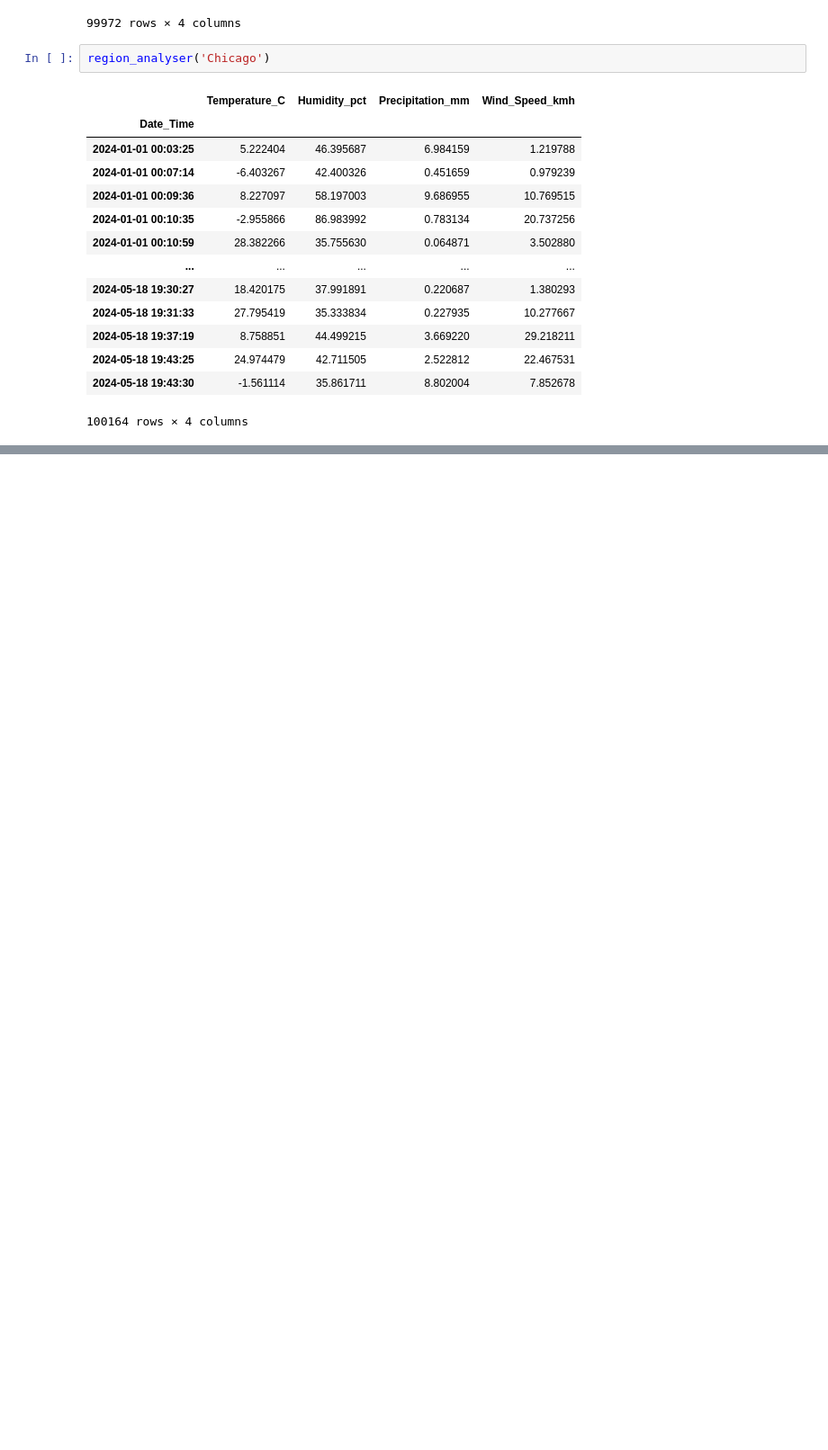
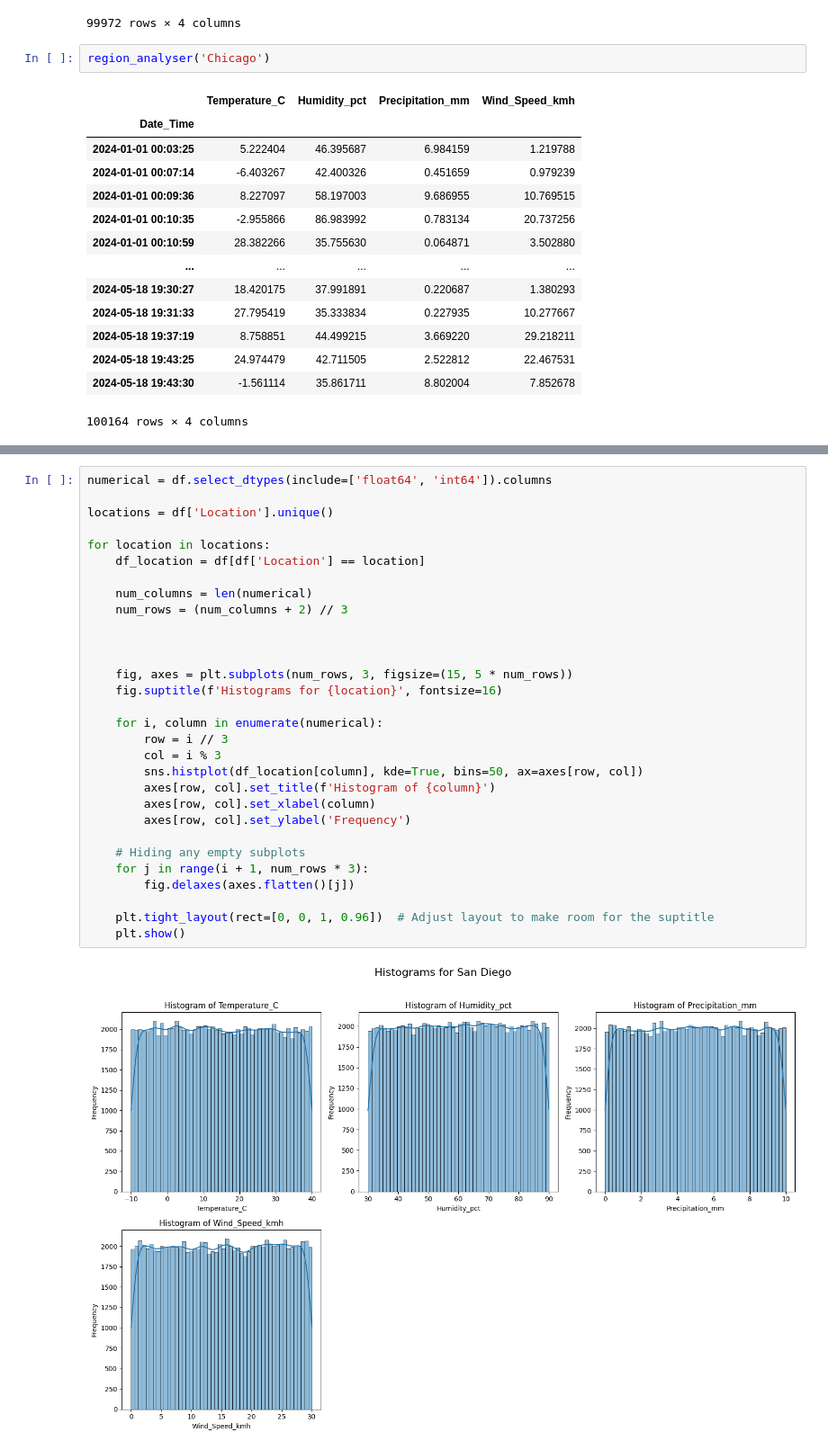
Before and after one commit to samyak-anand/Weather_forecast, a Jupyter notebook: code.ipynb, the cells around one changed output, grey strips where cells are left out. Shown at 90% size. Cells and saved outputs as stored; diff of their text form; blank space fills up the shorter version.

```diff
--- a/code.ipynb
+++ b/code.ipynb
@@ -108,0 +183,32 @@ region_analyser('Chicago')
+# %%
+numerical = df.select_dtypes(include=['float64', 'int64']).columns
+
+locations = df['Location'].unique()
+
+for location in locations:
+    df_location = df[df['Location'] == location]
+
+    num_columns = len(numerical)
+    num_rows = (num_columns + 2) // 3
+
+
+
+    fig, axes = plt.subplots(num_rows, 3, figsize=(15, 5 * num_rows))
+    fig.suptitle(f'Histograms for {location}', fontsize=16)
+
+    for i, column in enumerate(numerical):
+        row = i // 3
+        col = i % 3
+        sns.histplot(df_location[column], kde=True, bins=50, ax=axes[row, col])
+        axes[row, col].set_title(f'Histogram of {column}')
+        axes[row, col].set_xlabel(column)
+        axes[row, col].set_ylabel('Frequency')
+
+    # Hiding any empty subplots
+    for j in range(i + 1, num_rows * 3):
+        fig.delaxes(axes.flatten()[j])
+
+    plt.tight_layout(rect=[0, 0, 1, 0.96])  # Adjust layout to make room for the suptitle
+    plt.show()
+# %% [output]
+[figure, added]
```
Also changed, not shown: parts of 17 cells of this notebook.
